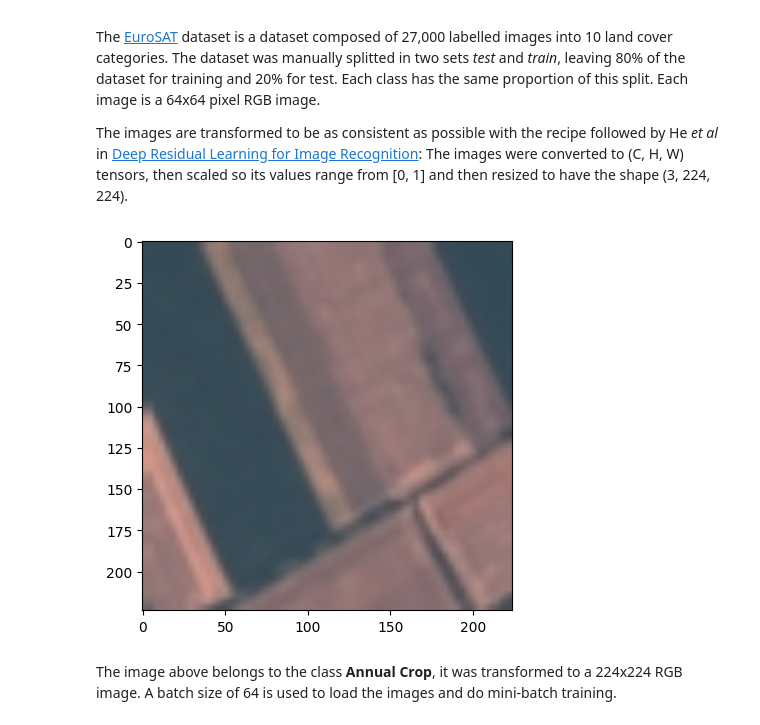
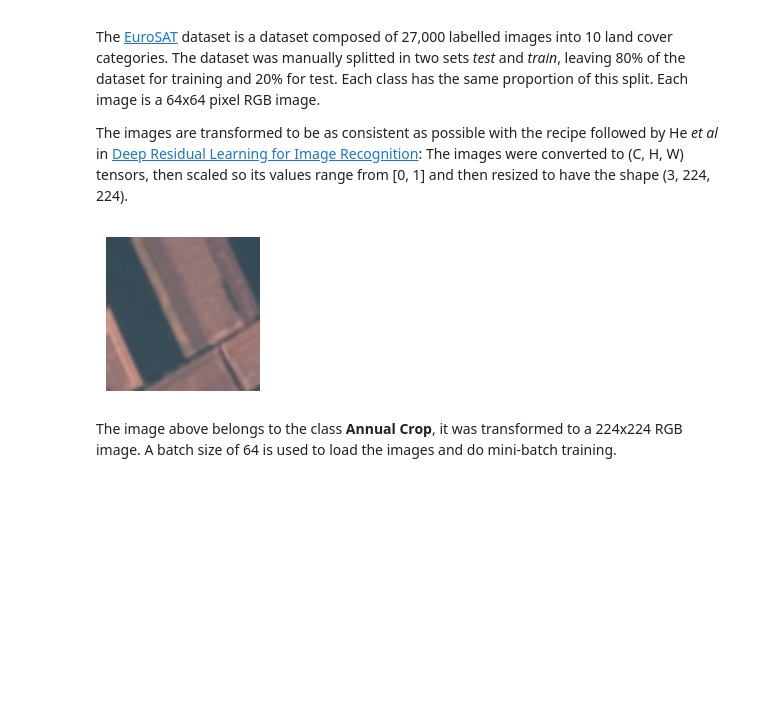
Before and after one commit to DiegoMont/deep-learning-research, a Jupyter notebook: image-classification/eurosat-resnet.ipynb, the cells around one changed output. Drawn from its saved outputs; the diff is of its cells as text; code cells hidden in the pictures; blank space fills up the shorter version.

```diff
--- a/image-classification/eurosat-resnet.ipynb
+++ b/image-classification/eurosat-resnet.ipynb
@@ -9,12 +9,13 @@ The images are transformed to be as consistent as possible with the recipe follo
 import matplotlib.pyplot as plt
 import numpy as np
 import torch
+from torch import Generator
 from torch.utils import data
 from torchvision.datasets import ImageFolder
 import torchvision.transforms.v2.functional as F
 
 TRAIN_PERCENTAGE = 0.8
-NUM_CLASSES = 11
+NUM_CLASSES = 10
 CLASSES = [
     "Annual Crop",
     "Forest",
@@ -24,41 +25,43 @@ CLASSES = [
     "Pasture",
     "Permanent Crop",
     "Residential",
     "River",
-    "Sea-Lake",
-    "background-class"]
+    "Sea-Lake"]
 
 def resnet_transforms(img):
     image = F.pil_to_tensor(img)
     image = image.float()
     image = image / 255
     image = F.resize(image, [224, 224])
     return image
 
 
 def imshow(img):
     npimg = np.array(img)
-    plt.imshow(np.transpose(npimg, (1, 2, 0)))
-    plt.show()
+    fig, ax = plt.subplots(1, 1, figsize=(2, 2))
+    ax.imshow(np.transpose(npimg, (1, 2, 0)))
+    ax.set_axis_off()
+    fig.show()
 
 
-def print_loss_history(train_loss: list[float], val_loss: list[float]):
+def plot_loss_history(train_loss: list[float], val_loss: list[float]):
     epochs = range(1, len(train_loss) + 1)
-    plt.figure(figsize=(10, 8), )
+    plt.figure(figsize=(6, 5), )
     plt.plot(epochs, train_loss, "bo", label="Training loss")
     plt.plot(epochs, val_loss, "b--", label="Validation loss")
     plt.title("Training loss")
     plt.legend()
     plt.grid()
     plt.show()
 
 
 dataset = ImageFolder("data/eurosat/train", transform=resnet_transforms)
 testset = ImageFolder("data/eurosat/test", transform=resnet_transforms)
-trainset, validationset = data.random_split(dataset, [TRAIN_PERCENTAGE, 1-TRAIN_PERCENTAGE])
+trainset, validationset = data.random_split(dataset, [TRAIN_PERCENTAGE, 1-TRAIN_PERCENTAGE],
+                                            generator=Generator().manual_seed(115249))
 imshow(dataset[1000][0])
 # %% [output]
-[figure, old version]
+[figure, new version]
 # %% [markdown]
 The image above belongs to the class **Annual Crop**, it was transformed to a 224x224 RGB image. A batch size of 64 is used to load the images and do mini-batch training.
 # %%
```
Also changed, not shown: parts of 17 cells of this notebook, 1 other file.
